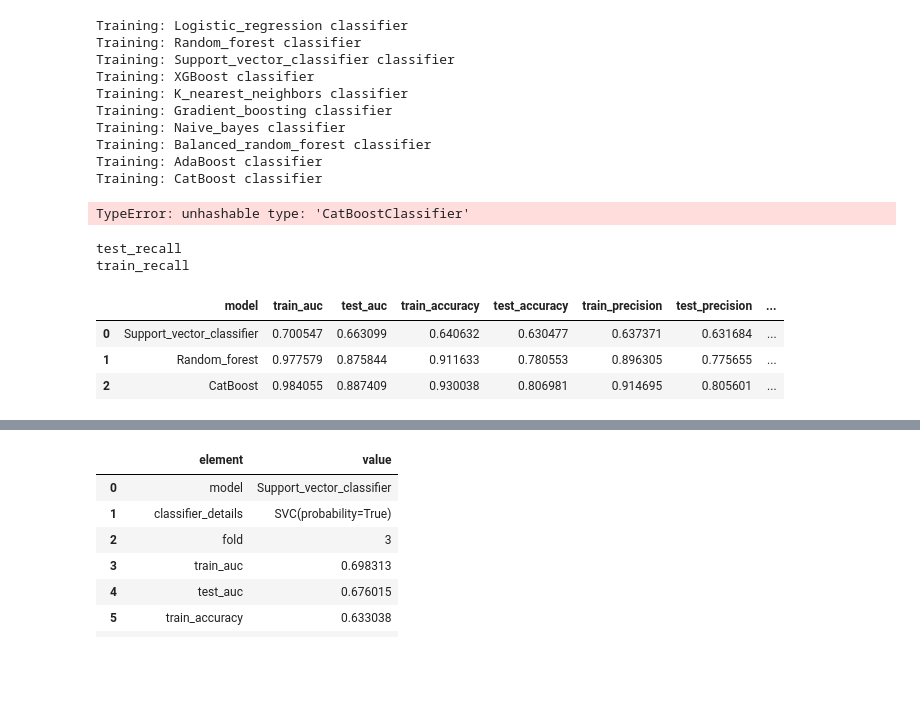
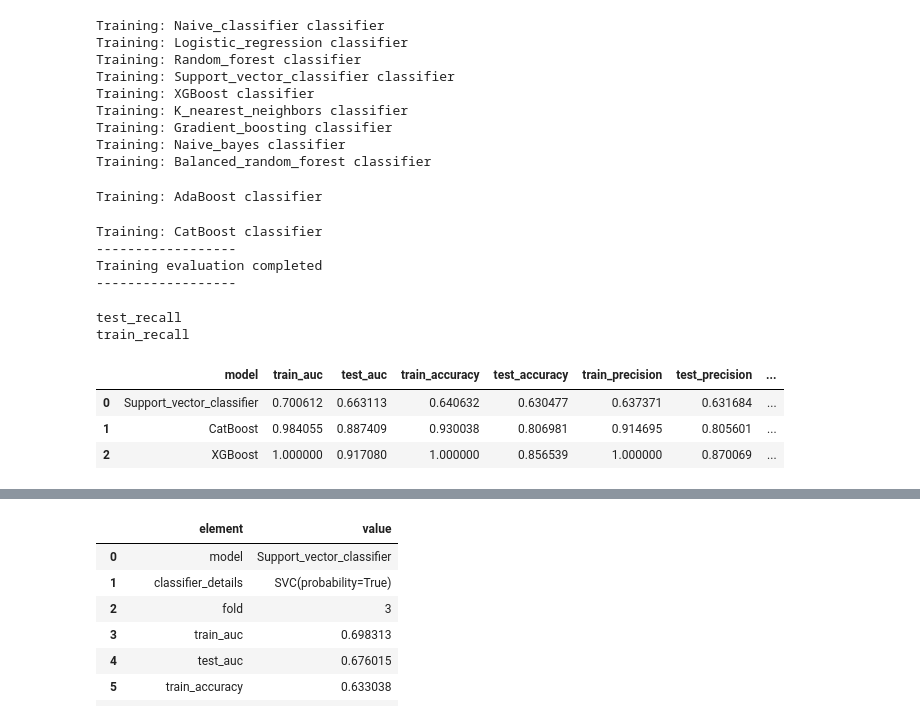
Before and after one commit to AlexDeshowitz/stock-classification-new, a Jupyter notebook: notebooks/Notebook_Machine-learning.ipynb, the cells around one changed output, grey strips where cells are left out. Drawn from its saved outputs; the diff is of its cells as text; code cells hidden in the pictures; blank space fills up the shorter version.

Commit message:
evolved champion selection - not prod

```diff
--- a/notebooks/Notebook_Machine-learning.ipynb
+++ b/notebooks/Notebook_Machine-learning.ipynb
@@ -559,9 +558,14 @@ parameters = {'continuous_feature_cutoff' : 0.6,
               'optimization_target' : 'test_recall', # other_useful_inputs: train_accuracy, test_accuracy, train_precision, train_recall, test_recall, true_positives, false_positives
               'optimization_target_threshold' : 0.8, # minimum value of the optimization target needed to be selected as a final model
               'optimization_target_training_threshold' : 0.1, # the maximum allowoable difference (absolute) between training and test optimization targets
-              'number_of_models' : 3, # the number of models to be
+              'number_of_models' : 3, # the number of models to be selected from the top list for final model training
               # specify the algorithms to be used:
               'classifiers': {
+
+                'Naive_classifier': { # ALWAYS START WITH THE NAIVE MODEL
+                    'class_path' : 'sklearn.dummy.DummyClassifier',
+                    'params' : {'strategy' : 'most_frequent'}
+                },
                 'Logistic_regression': {
                     'class_path': 'sklearn.linear_model.LogisticRegression',
                     'params': {'penalty': 'l2', 'C': 1.0, 'max_iter': 100000}
@@ -617,6 +621,7 @@ X_train, X_test, y_train, y_test = create_training_test_splits(dataframe=test, p
 # train the models:
 detailed_output, summary_output, feat_impt, feat_impt_summary = train_models(X_train = X_train, X_test = X_test, y_train = y_train, y_test= y_test, parameters = parameters)
 # %% [output]
+Training: Naive_classifier classifier
 Training: Logistic_regression classifier
 Training: Random_forest classifier
 Training: Support_vector_classifier classifier
@@ -625,9 +630,11 @@ Training: K_nearest_neighbors classifier
 Training: Gradient_boosting classifier
 Training: Naive_bayes classifier
 Training: Balanced_random_forest classifier
-Training: AdaBoost classifier
-Training: CatBoost classifier
-TypeError: unhashable type: 'CatBoostClassifier'
+Training: AdaBoost classifier
+Training: CatBoost classifier
+------------------
+Training evaluation completed
+------------------
 # %%
 ##################################### - Function development HERE
 # %%
@@ -652,6 +659,18 @@ def dynamic_champion_selection(modeling_results_summary: pd.DataFrame, parameter
     if parameters['optimization_target'] not in modeling_results_summary.columns:
         raise ValueError(f"'{parameters['optimization_target']} not found in model outputs. Choose from: {list(modeling_results_summary.columns)} ")
 
+    # TODO: For consideration - Would we want to raise a flag if the Naive classifier is showing up in the top-3 models?
+    # 0. Remove the naive classifier from consideration:
+    if 'model' in modeling_results_summary.columns:
+        if (modeling_results_summary['model'] == 'Naive_classifier').any():
+
+            modeling_results_summary = modeling_results_summary[modeling_results_summary['model']!= 'Naive_classifier'].reset_index(drop = True)
+
+        else:
+            pass
+
+    else:
+        raise ValueError ('Model column not provided in dataframe provided to champion-model-selection function')
 
     # 1. assess the sort value needed to do the selection appropriately:
     if 'precision' in parameters['optimization_target'] or 'recall' in parameters['optimization_target'] or 'accuracy'in parameters['optimization_target'] or 'auc' in parameters['optimization_target']:
@@ -694,9 +713,9 @@ sorted_models = dynamic_champion_selection(modeling_results_summary = summary_ou
 test_recall
 train_recall
 # %%
-sorted_models[0:3]
+sorted_models
 # %% [output]
 |  | model | train_auc | test_auc | train_accuracy | test_accuracy | train_precision | test_precision | ... |
-| 0 | Support_vector_classifier | 0.700547 | 0.663099 | 0.640632 | 0.630477 | 0.637371 | 0.631684 | ... |
-| 1 | Random_forest | 0.977579 | 0.875844 | 0.911633 | 0.780553 | 0.896305 | 0.775655 | ... |
-| 2 | CatBoost | 0.984055 | 0.887409 | 0.930038 | 0.806981 | 0.914695 | 0.805601 | ... |
+| 0 | Support_vector_classifier | 0.700612 | 0.663113 | 0.640632 | 0.630477 | 0.637371 | 0.631684 | ... |
+| 1 | CatBoost | 0.984055 | 0.887409 | 0.930038 | 0.806981 | 0.914695 | 0.805601 | ... |
+| 2 | XGBoost | 1.000000 | 0.917080 | 1.000000 | 0.856539 | 1.000000 | 0.870069 | ... |
```
Also changed, not shown: parts of 3 cells of this notebook, 12 other files.
